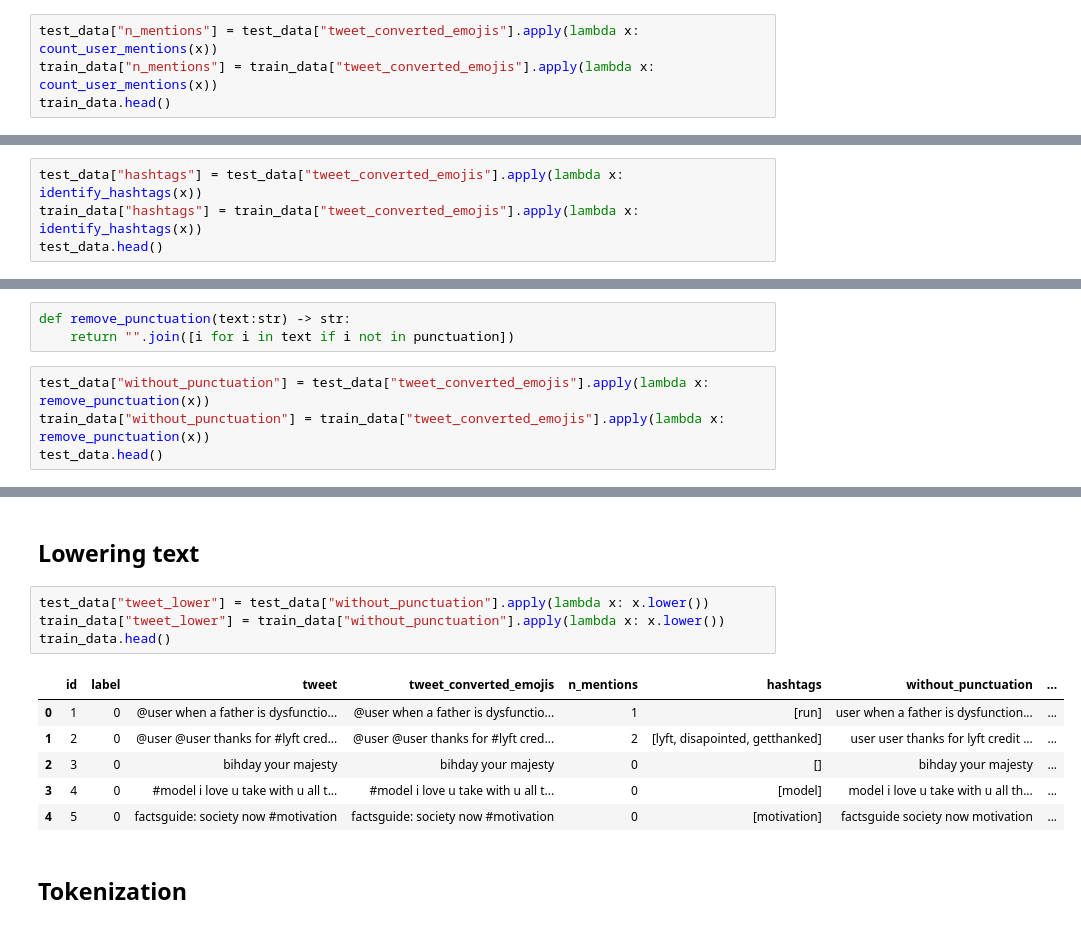
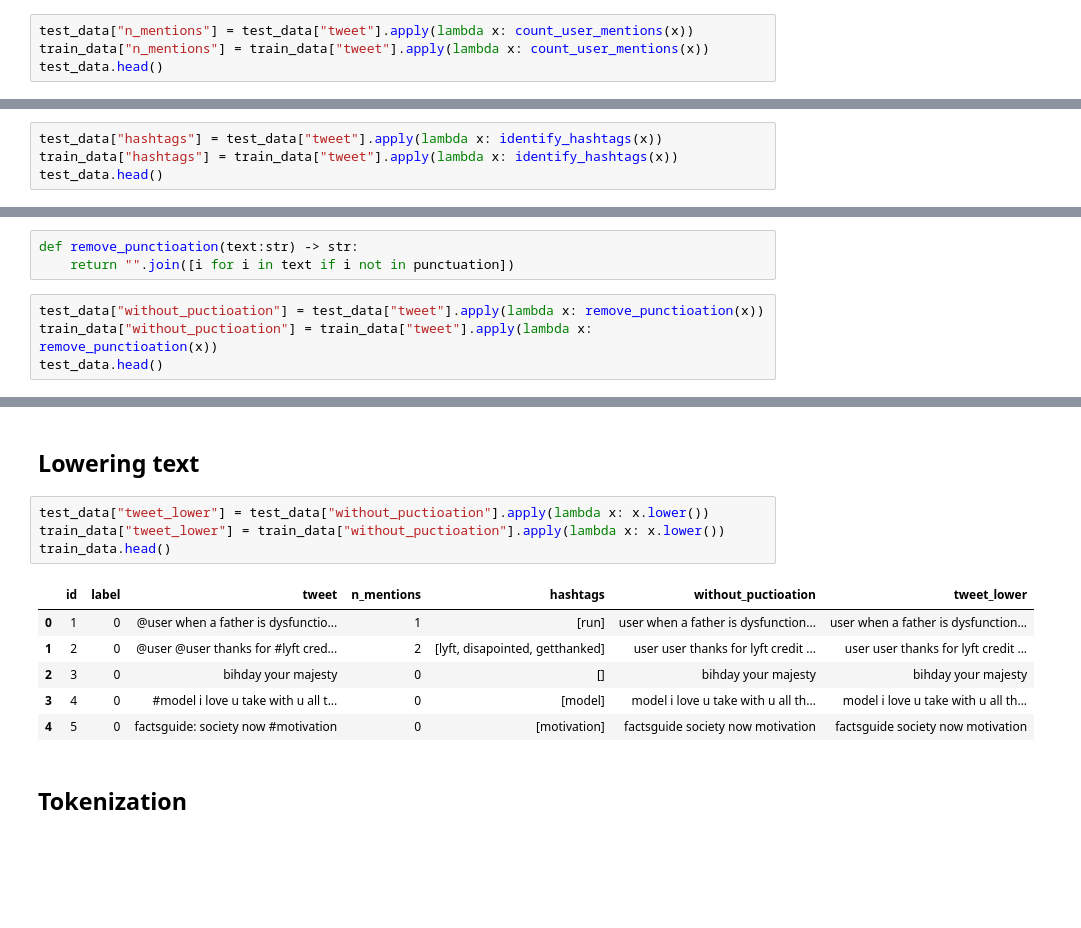
Before and after one commit to Aaron9812/Data_mining, a Jupyter notebook: src/data/preprocessing.ipynb, the cells around one changed output, grey strips where cells are left out. Cells and saved outputs as stored; diff of their text form; blank space fills up the shorter version.

```diff
--- a/src/data/preprocessing.ipynb
+++ b/src/data/preprocessing.ipynb
@@ -102,7 +42,7 @@ train_data.head(10)
 def count_user_mentions(text:str) ->int:
     return text.count("@user")
 # %%
-test_data["n_mentions"] = test_data["tweet_converted_emojis"].apply(lambda x: count_user_mentions(x))
-train_data["n_mentions"] = train_data["tweet_converted_emojis"].apply(lambda x: count_user_mentions(x))
-train_data.head()
+test_data["n_mentions"] = test_data["tweet"].apply(lambda x: count_user_mentions(x))
+train_data["n_mentions"] = train_data["tweet"].apply(lambda x: count_user_mentions(x))
+test_data.head()
 # %% [output]
@@ -119,7 +59,7 @@ def identify_hashtags(text:str) -> list:
     pattern = re.compile(r"#(\w+)")
     return pattern.findall(text)
 # %%
-test_data["hashtags"] = test_data["tweet_converted_emojis"].apply(lambda x: identify_hashtags(x))
-train_data["hashtags"] = train_data["tweet_converted_emojis"].apply(lambda x: identify_hashtags(x))
+test_data["hashtags"] = test_data["tweet"].apply(lambda x: identify_hashtags(x))
+train_data["hashtags"] = train_data["tweet"].apply(lambda x: identify_hashtags(x))
 test_data.head()
 # %% [output]
@@ -134,10 +74,10 @@ test_data.head()
 # %% [markdown]
 Create helper function
 # %%
-def remove_punctuation(text:str) -> str:
+def remove_punctioation(text:str) -> str:
     return "".join([i for i in text if i not in punctuation])
 # %%
-test_data["without_punctuation"] = test_data["tweet_converted_emojis"].apply(lambda x: remove_punctuation(x))
-train_data["without_punctuation"] = train_data["tweet_converted_emojis"].apply(lambda x: remove_punctuation(x))
+test_data["without_puctioation"] = test_data["tweet"].apply(lambda x: remove_punctioation(x))
+train_data["without_puctioation"] = train_data["tweet"].apply(lambda x: remove_punctioation(x))
 test_data.head()
 # %% [output]
@@ -164,15 +104,15 @@ train_data.head(10)
 # %% [markdown]
 ## Lowering text
 # %%
-test_data["tweet_lower"] = test_data["without_punctuation"].apply(lambda x: x.lower())
-train_data["tweet_lower"] = train_data["without_punctuation"].apply(lambda x: x.lower())
+test_data["tweet_lower"] = test_data["without_puctioation"].apply(lambda x: x.lower())
+train_data["tweet_lower"] = train_data["without_puctioation"].apply(lambda x: x.lower())
 train_data.head()
 # %% [output]
-|  | id | label | tweet | tweet_converted_emojis | n_mentions | hashtags | without_punctuation | ... |
-| 0 | 1 | 0 | @user when a father is dysfunctio... | @user when a father is dysfunctio... | 1 | [run] | user when a father is dysfunction... | ... |
-| 1 | 2 | 0 | @user @user thanks for #lyft cred... | @user @user thanks for #lyft cred... | 2 | [lyft, disapointed, getthanked] | user user thanks for lyft credit ... | ... |
-| 2 | 3 | 0 | bihday your majesty | bihday your majesty | 0 | [] | bihday your majesty | ... |
-| 3 | 4 | 0 | #model i love u take with u all t... | #model i love u take with u all t... | 0 | [model] | model i love u take with u all th... | ... |
-| 4 | 5 | 0 | factsguide: society now #motivation | factsguide: society now #motivation | 0 | [motivation] | factsguide society now motivation | ... |
+|  | id | label | tweet | n_mentions | hashtags | without_puctioation | tweet_lower |
+| 0 | 1 | 0 | @user when a father is dysfunctio... | 1 | [run] | user when a father is dysfunction... | user when a father is dysfunction... |
+| 1 | 2 | 0 | @user @user thanks for #lyft cred... | 2 | [lyft, disapointed, getthanked] | user user thanks for lyft credit ... | user user thanks for lyft credit ... |
+| 2 | 3 | 0 | bihday your majesty | 0 | [] | bihday your majesty | bihday your majesty |
+| 3 | 4 | 0 | #model i love u take with u all t... | 0 | [model] | model i love u take with u all th... | model i love u take with u all th... |
+| 4 | 5 | 0 | factsguide: society now #motivation | 0 | [motivation] | factsguide society now motivation | factsguide society now motivation |
 # %% [markdown]
 ## Tokenization
```
Also changed, not shown: parts of 40 cells of this notebook, 4 other files.
